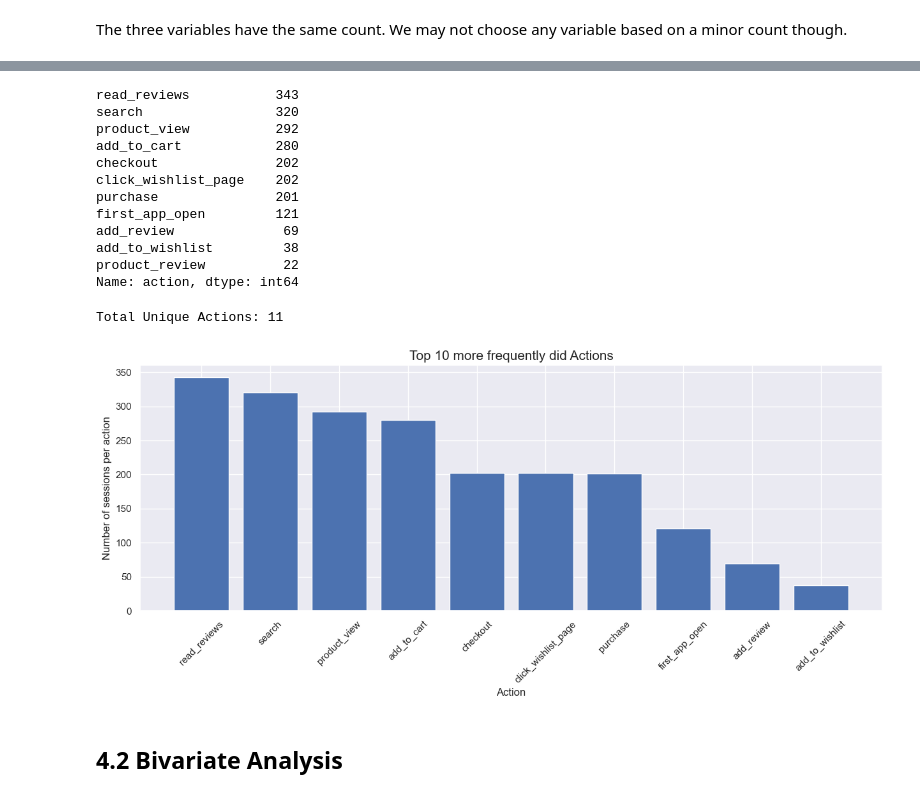
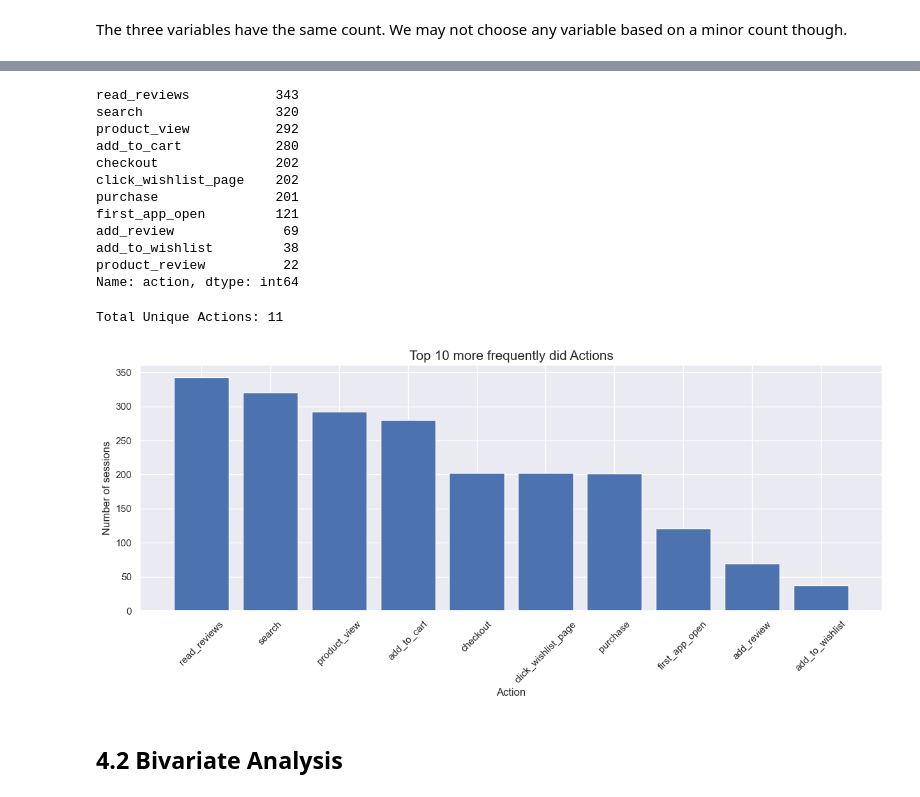
Before and after one commit to lucasquemelli/customer_propensity_purchase, a Jupyter notebook: customer_propensity_purchase.ipynb, the cells around one changed output, grey strips where cells are left out. Saved outputs shown, nothing was run; the diff lists cells and outputs as text; code cells hidden in the pictures.

```diff
--- a/customer_propensity_purchase.ipynb
+++ b/customer_propensity_purchase.ipynb
@@ -700,32 +700,32 @@ Total Unique SubCategories: 358
 # %%
 # Distribution of Action
 display(df4.action.value_counts())
 
 print("Total Unique Actions: " + str(df4.action.nunique()))
 temp_actions = df4.groupby('action')['session_id'].count().sort_values(ascending=False).reset_index()[:10]
 
 plt.figure(figsize=(15,5))
 plt.bar(temp_actions.action, temp_actions.session_id)
 plt.title("Top 10 more frequently did Actions", size=15)
 plt.xticks(rotation=45)
 plt.xlabel("Action")
-plt.ylabel("Number of sessions per action")
+plt.ylabel("Number of sessions")
 plt.show()
 # %% [output]
 read_reviews           343
 search                 320
 product_view           292
 add_to_cart            280
 checkout               202
 click_wishlist_page    202
 purchase               201
 first_app_open         121
 add_review              69
 add_to_wishlist         38
 product_review          22
 Name: action, dtype: int64
 Total Unique Actions: 11
-[figure, old version]
+[figure, new version]
 # %% [markdown]
 ## 4.2 Bivariate Analysis
 # %% [markdown]
```
Also changed, not shown: parts of 33 cells of this notebook.
